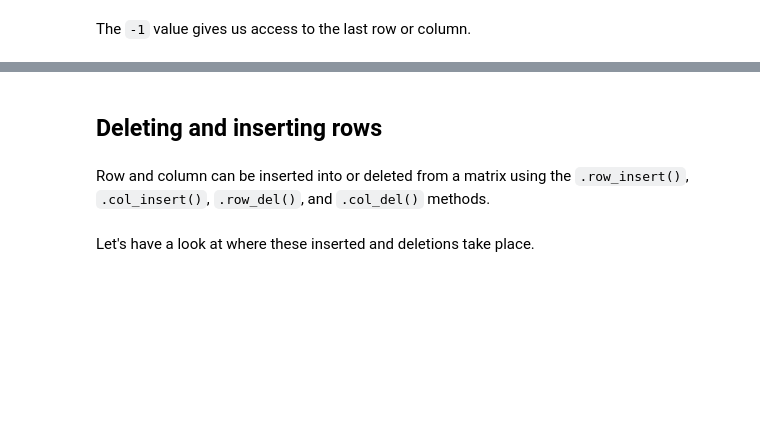
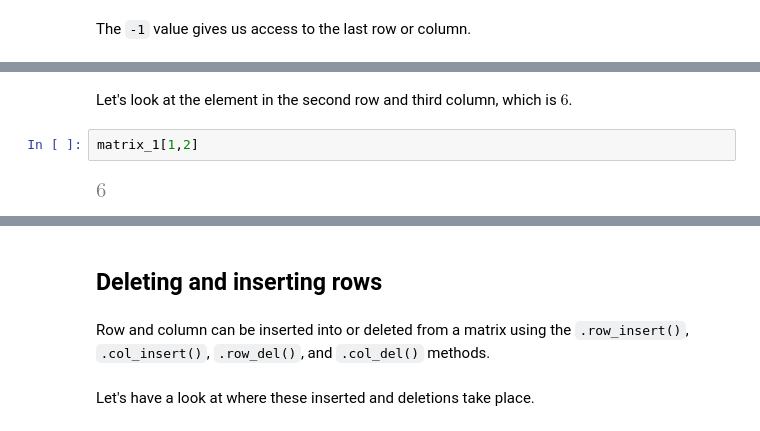
Before and after one commit to juanklopper/MIT_OCW_Linear_Algebra_18_06, a Jupyter notebook: 03_Introduction_to_matrices.ipynb, the cells around one changed output, grey strips where cells are left out. Drawn from its saved outputs; the diff is of its cells as text; blank space fills up the shorter version.

```diff
--- a/03_Introduction_to_matrices.ipynb
+++ b/03_Introduction_to_matrices.ipynb
@@ -88,0 +98,6 @@ matrix_1.row(-1)
+# %% [markdown]
+Let's look at the element in the second row and third column, which is $6$.
+# %%
+matrix_1[1,2]
+# %% [output]
+[figure, added]
```
Also changed, not shown: parts of 22 cells of this notebook, 3 other files.
